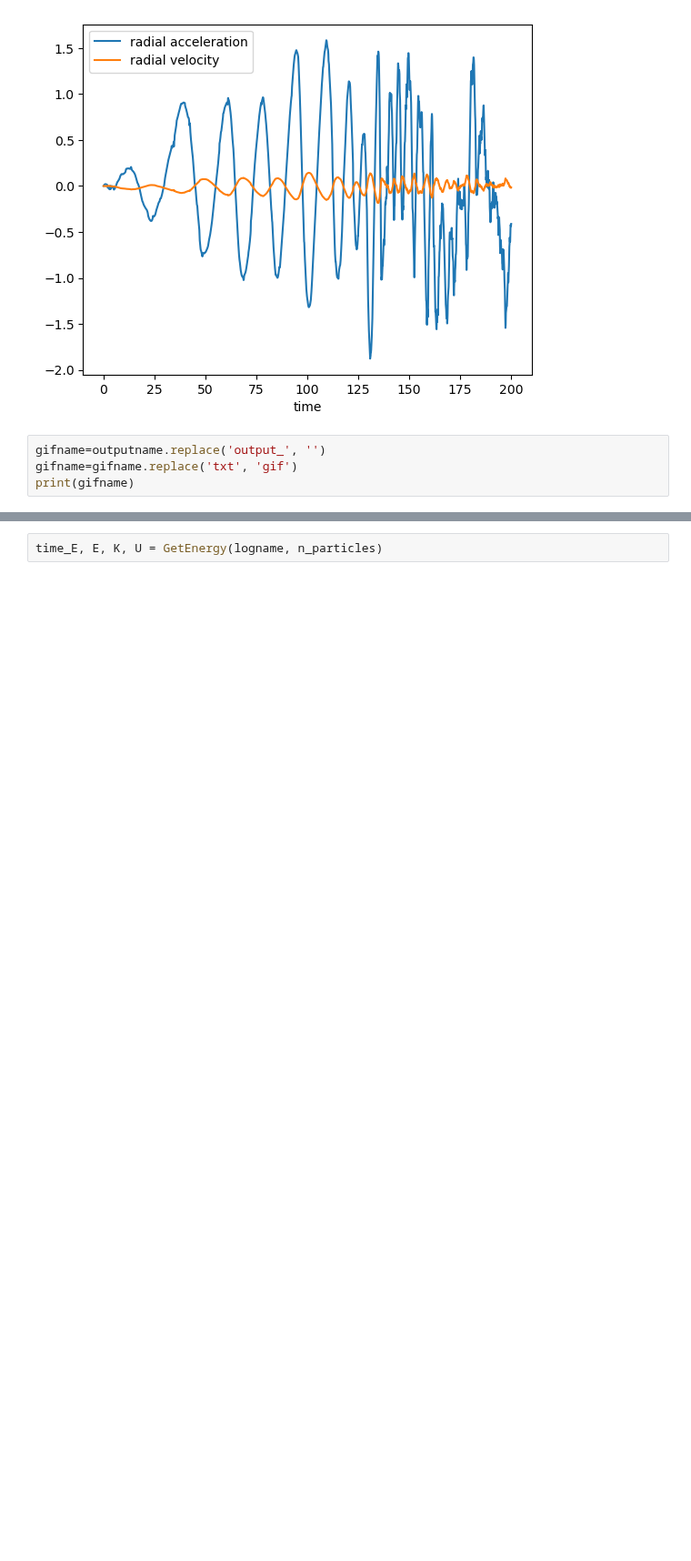
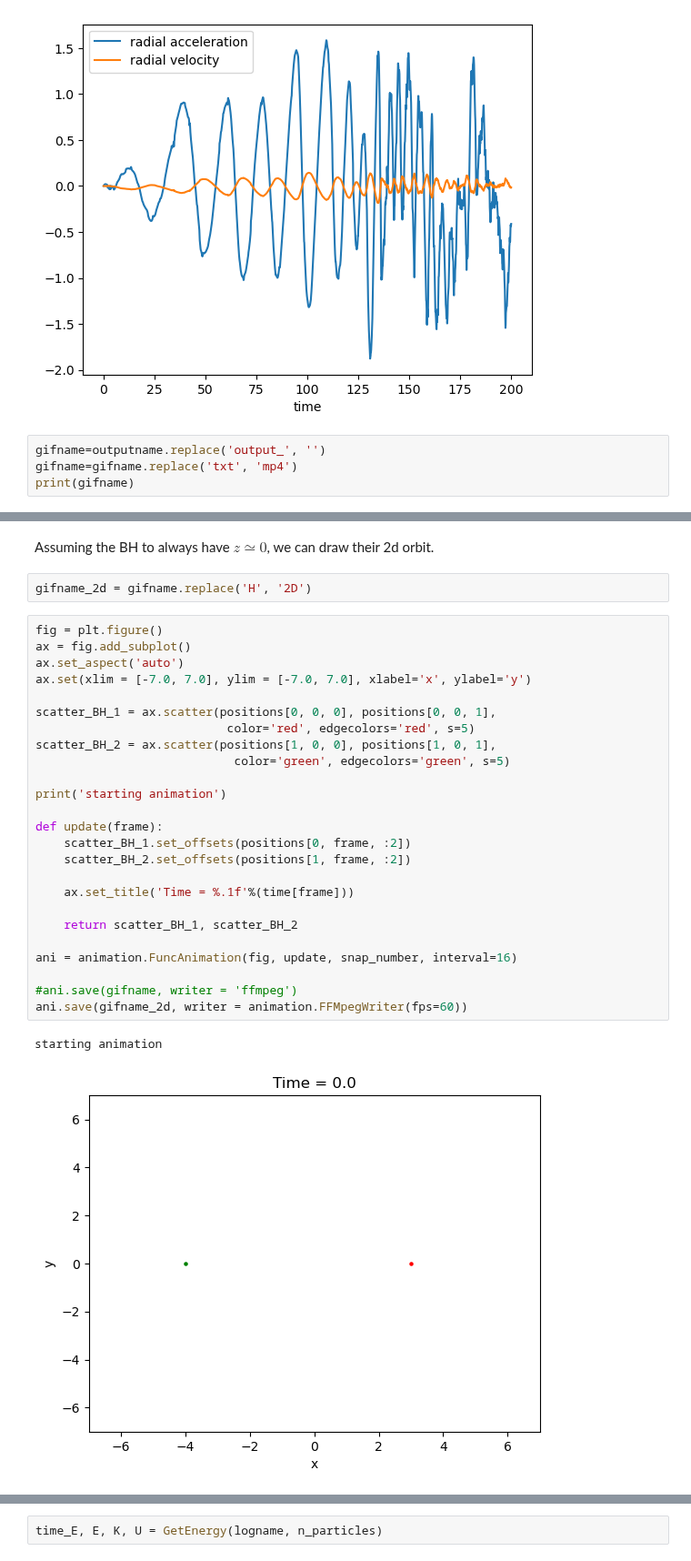
Before and after one commit to lisam10/stellar_systems_dynamics2024, a Jupyter notebook: final_exercise/Plotter.ipynb, the cells around one changed output, grey strips where cells are left out. Shown at 91% size. Drawn from its saved outputs; the diff is of its cells as text; blank space fills up the shorter version.

```diff
--- a/final_exercise/Plotter.ipynb
+++ b/final_exercise/Plotter.ipynb
@@ -219,6 +222,6 @@ plt.legend()
 [figure]
 # %%
 gifname=outputname.replace('output_', '')
-gifname=gifname.replace('txt', 'gif')
+gifname=gifname.replace('txt', 'mp4')
 print(gifname)
 # %% [output]
@@ -269 +267,33 @@ starting animation
 [figure]
+# %% [markdown]
+Assuming the BH to always have $z \simeq 0$, we can draw their 2d orbit.
+# %%
+gifname_2d = gifname.replace('H', '2D')
+# %%
+fig = plt.figure()
+ax = fig.add_subplot()
+ax.set_aspect('auto')
+ax.set(xlim = [-7.0, 7.0], ylim = [-7.0, 7.0], xlabel='x', ylabel='y')
+
+scatter_BH_1 = ax.scatter(positions[0, 0, 0], positions[0, 0, 1],
+                           color='red', edgecolors='red', s=5)
+scatter_BH_2 = ax.scatter(positions[1, 0, 0], positions[1, 0, 1],
+                            color='green', edgecolors='green', s=5)
+
+print('starting animation')
+
+def update(frame):
+    scatter_BH_1.set_offsets(positions[0, frame, :2])
+    scatter_BH_2.set_offsets(positions[1, frame, :2])
+
+    ax.set_title('Time = %.1f'%(time[frame]))
+
+    return scatter_BH_1, scatter_BH_2
+
+ani = animation.FuncAnimation(fig, update, snap_number, interval=16)
+
+#ani.save(gifname, writer = 'ffmpeg')
+ani.save(gifname_2d, writer = animation.FFMpegWriter(fps=60))
+# %% [output]
+starting animation
+[figure, added]
```
Also changed, not shown: parts of 16 cells of this notebook.
